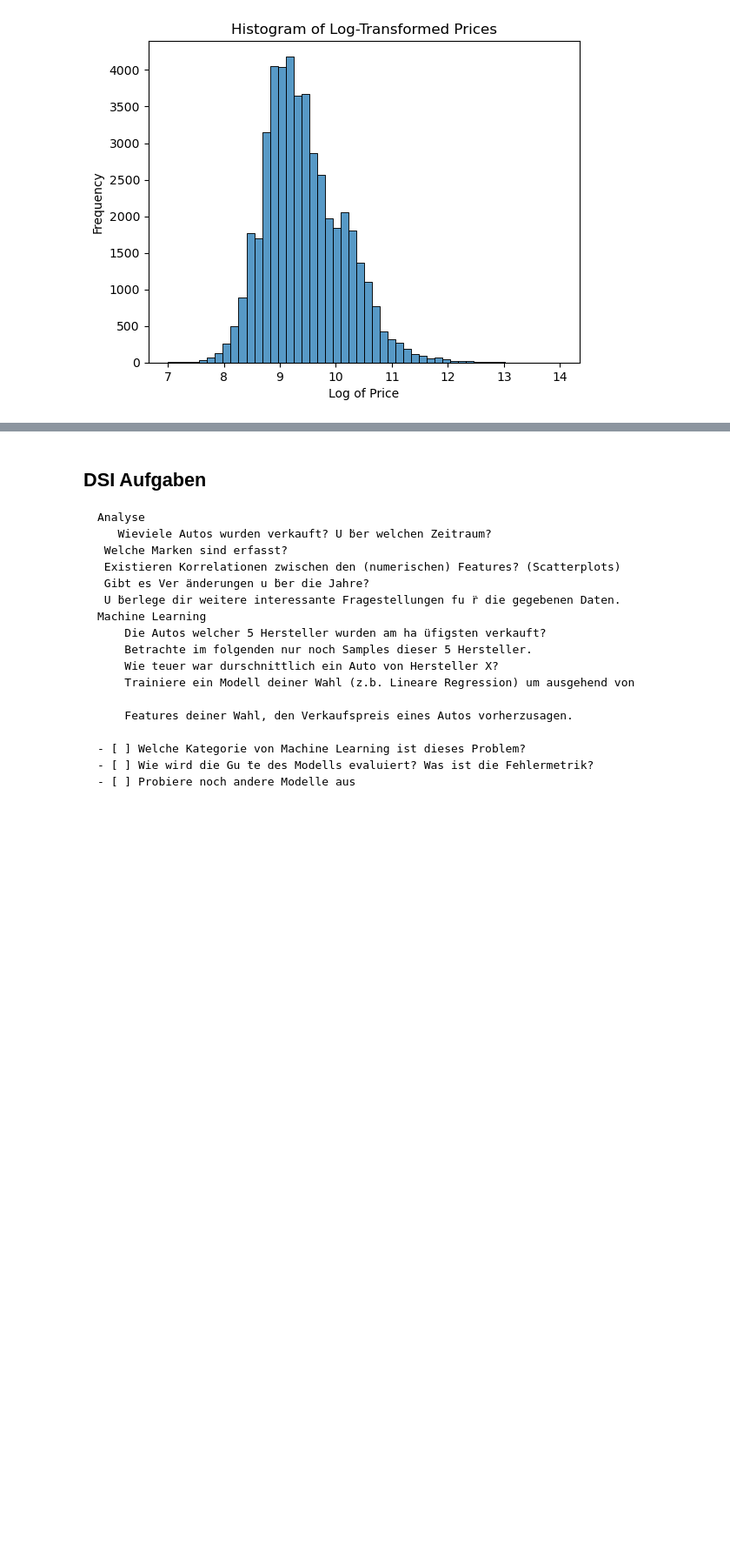
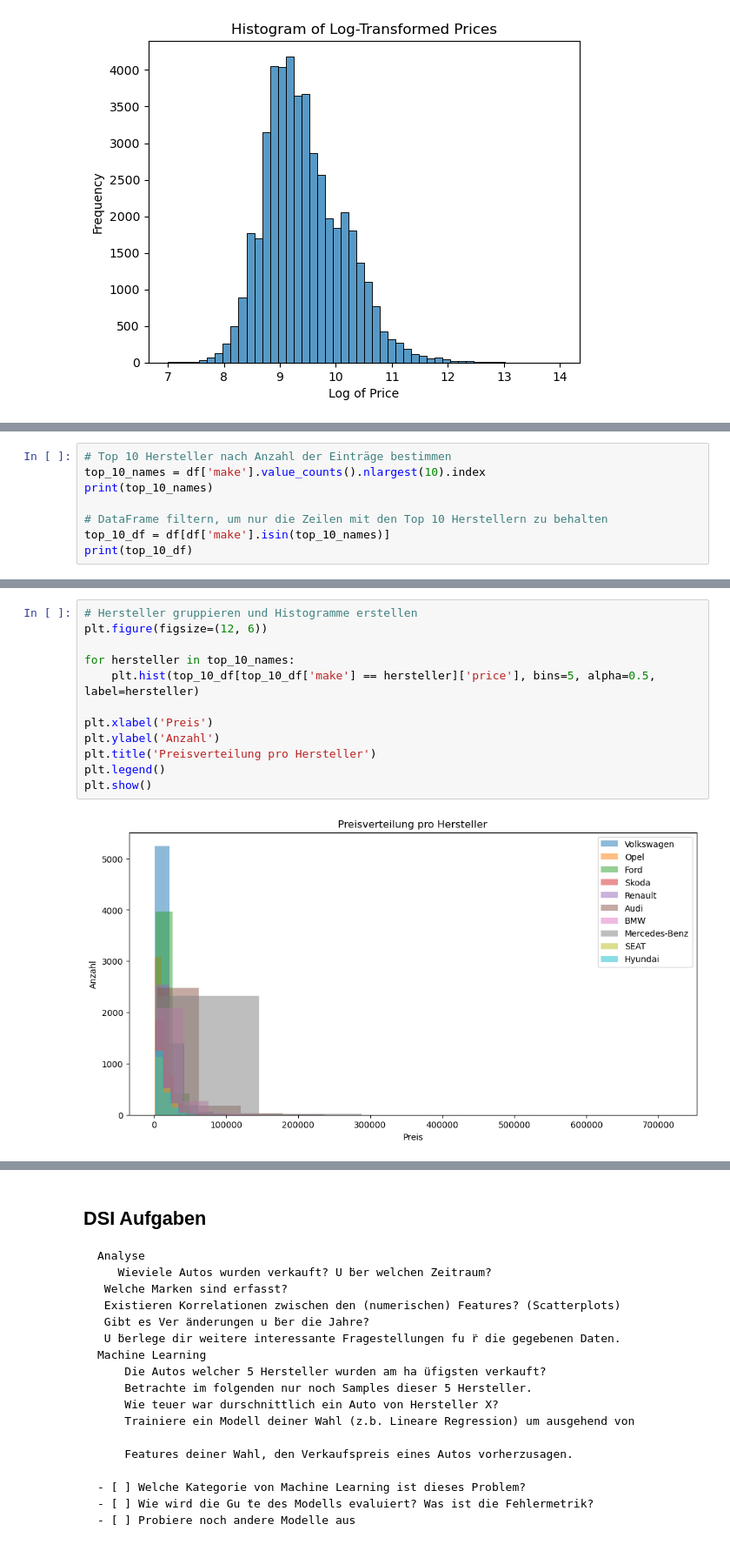
Before and after one commit to philip-hackl/Autoscout24-Data-Analytics-and-ML-Models, a Jupyter notebook: autoscout24_projekt.ipynb, the cells around one changed output, grey strips where cells are left out. Shown at 87% size. Saved outputs shown, nothing was run; the diff lists cells and outputs as text; blank space fills up the shorter version.

```diff
--- a/autoscout24_projekt.ipynb
+++ b/autoscout24_projekt.ipynb
@@ -179,0 +200,8 @@ plt.show()
+# %%
+# Top 10 Hersteller nach Anzahl der Einträge bestimmen
+top_10_names = df['make'].value_counts().nlargest(10).index
+print(top_10_names)
+
+# DataFrame filtern, um nur die Zeilen mit den Top 10 Herstellern zu behalten
+top_10_df = df[df['make'].isin(top_10_names)]
+print(top_10_df)
@@ -179,0 +226,14 @@ plt.show()
+# %%
+# Hersteller gruppieren und Histogramme erstellen
+plt.figure(figsize=(12, 6))
+
+for hersteller in top_10_names:
+    plt.hist(top_10_df[top_10_df['make'] == hersteller]['price'], bins=5, alpha=0.5, label=hersteller)
+
+plt.xlabel('Preis')
+plt.ylabel('Anzahl')
+plt.title('Preisverteilung pro Hersteller')
+plt.legend()
+plt.show()
+# %% [output]
+[figure, added]
```
Also changed, not shown: parts of 24 cells of this notebook, 4 other files.
